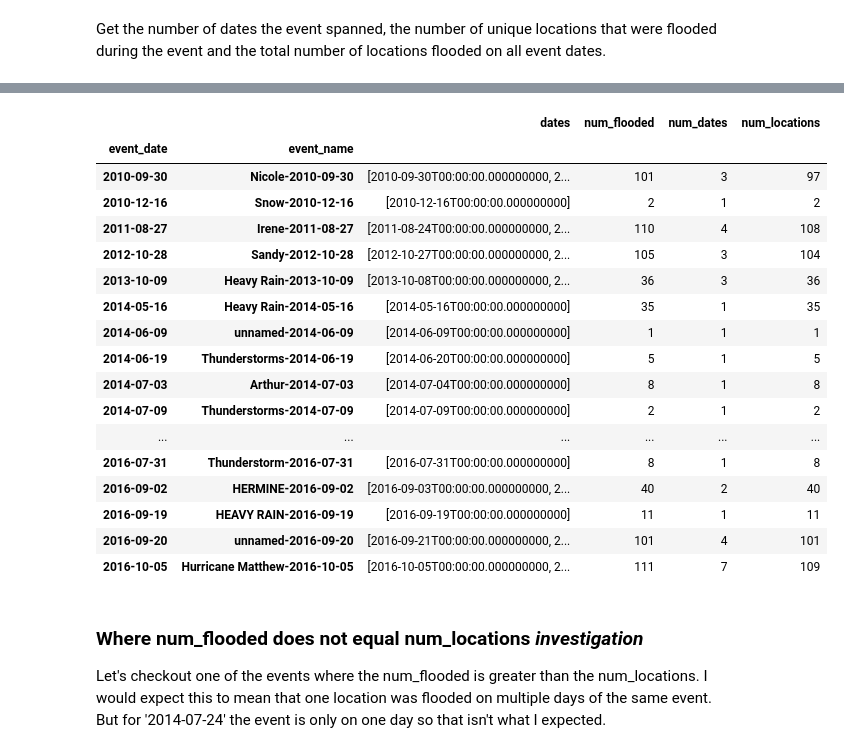
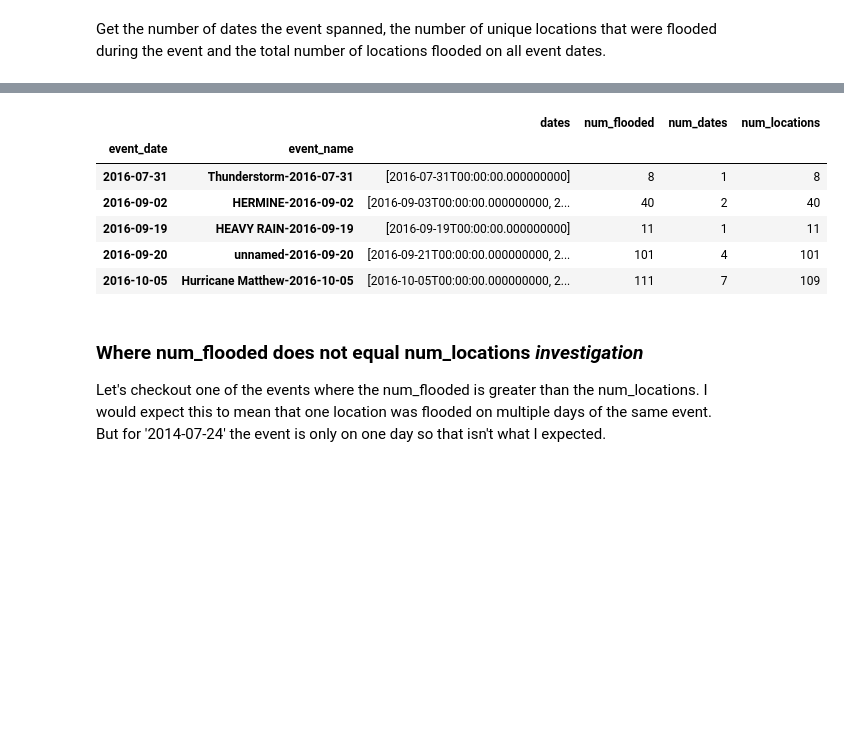
Before and after one commit to cyber-carpentry/group6, a Jupyter notebook: db_scripts/by_event_for_model.ipynb, the cells around one changed output, grey strips where cells are left out. Drawn from its saved outputs; the diff is of its cells as text; code cells hidden in the pictures; blank space fills up the shorter version.

```diff
--- a/db_scripts/by_event_for_model.ipynb
+++ b/db_scripts/by_event_for_model.ipynb
@@ -45,21 +42,10 @@ array(['2010-09-30T00:00:00.000000000', '2010-10-01T00:00:00.000000000',
 event_df = pd.concat([event_dates, event_total_flooded, num_event_dates, num_locations], axis=1)
 event_df.columns = ['dates', 'num_flooded', 'num_dates', 'num_locations']
 # %%
-event_df
+event_df.tail()
 # %% [output]
 |  |  | dates | num_flooded | num_dates | num_locations |
 | event_date | event_name |  |  |  |  |
-| 2010-09-30 | Nicole-2010-09-30 | [2010-09-30T00:00:00.000000000, 2... | 101 | 3 | 97 |
-| 2010-12-16 | Snow-2010-12-16 | [2010-12-16T00:00:00.000000000] | 2 | 1 | 2 |
-| 2011-08-27 | Irene-2011-08-27 | [2011-08-24T00:00:00.000000000, 2... | 110 | 4 | 108 |
-| 2012-10-28 | Sandy-2012-10-28 | [2012-10-27T00:00:00.000000000, 2... | 105 | 3 | 104 |
-| 2013-10-09 | Heavy Rain-2013-10-09 | [2013-10-08T00:00:00.000000000, 2... | 36 | 3 | 36 |
-| 2014-05-16 | Heavy Rain-2014-05-16 | [2014-05-16T00:00:00.000000000] | 35 | 1 | 35 |
-| 2014-06-09 | unnamed-2014-06-09 | [2014-06-09T00:00:00.000000000] | 1 | 1 | 1 |
-| 2014-06-19 | Thunderstorms-2014-06-19 | [2014-06-20T00:00:00.000000000] | 5 | 1 | 5 |
-| 2014-07-03 | Arthur-2014-07-03 | [2014-07-04T00:00:00.000000000] | 8 | 1 | 8 |
-| 2014-07-09 | Thunderstorms-2014-07-09 | [2014-07-09T00:00:00.000000000] | 2 | 1 | 2 |
-| ... | ... | ... | ... | ... | ... |
 | 2016-07-31 | Thunderstorm-2016-07-31 | [2016-07-31T00:00:00.000000000] | 8 | 1 | 8 |
 | 2016-09-02 | HERMINE-2016-09-02 | [2016-09-03T00:00:00.000000000, 2... | 40 | 2 | 40 |
 | 2016-09-19 | HEAVY RAIN-2016-09-19 | [2016-09-19T00:00:00.000000000] | 11 | 1 | 11 |
```
Also changed, not shown: parts of 15 cells of this notebook, 1 other file.
